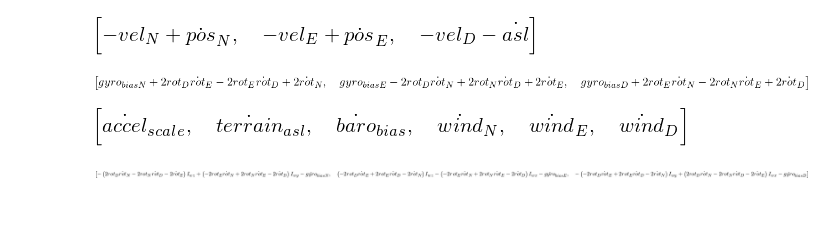
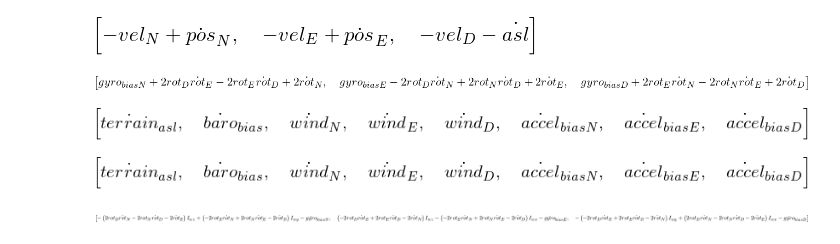
Before and after one commit to jgoppert/iekf_analysis, a Jupyter notebook: Measurement Jacobians.ipynb, the cells around one changed output. Saved outputs shown, nothing was run; the diff lists cells and outputs as text; code cells hidden in the pictures; blank space fills up the shorter version.

```diff
--- a/Measurement Jacobians.ipynb
+++ b/Measurement Jacobians.ipynb
@@ -110,16 +114,22 @@ rot_kin_eqs
 [figure]
 # %%
 static_eqs = [
-    accel_scale.diff(t),
     terrain_asl.diff(t),
     baro_bias.diff(t),
     wind_N.diff(t),
     wind_E.diff(t),
-    wind_D.diff(t)
+    wind_D.diff(t),
+    accel_bias_N.diff(t),
+    accel_bias_E.diff(t),
+    accel_bias_D.diff(t),
 ]
 static_eqs
 # %% [output]
-[figure, old version]
+[figure, new version]
+# %%
+static_eqs
+# %% [output]
+[figure, added]
 # %%
 gyro_eqs = list((omega_in_n.diff(t, frame_n) - frame_i.ang_vel_in(frame_n).cross(I_w_n)).to_matrix(frame_n))
 gyro_eqs
```
Also changed, not shown: parts of 17 cells of this notebook, 1 other file.
